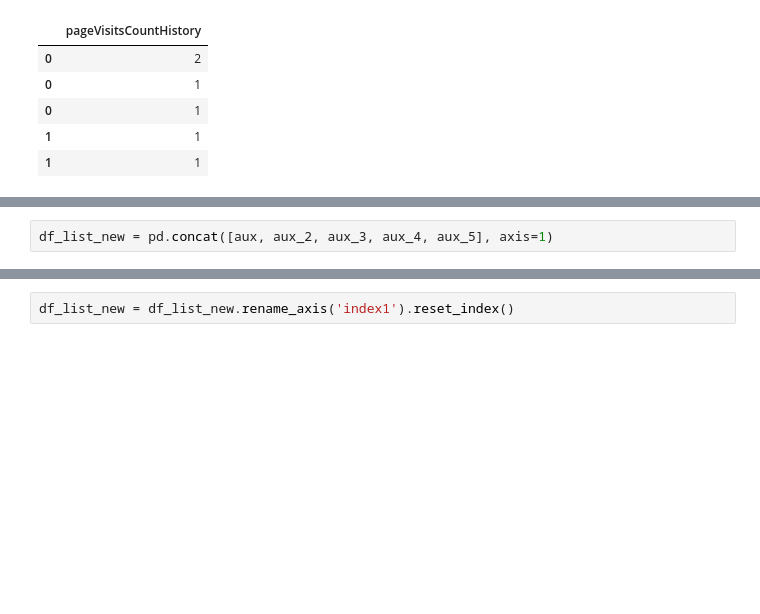
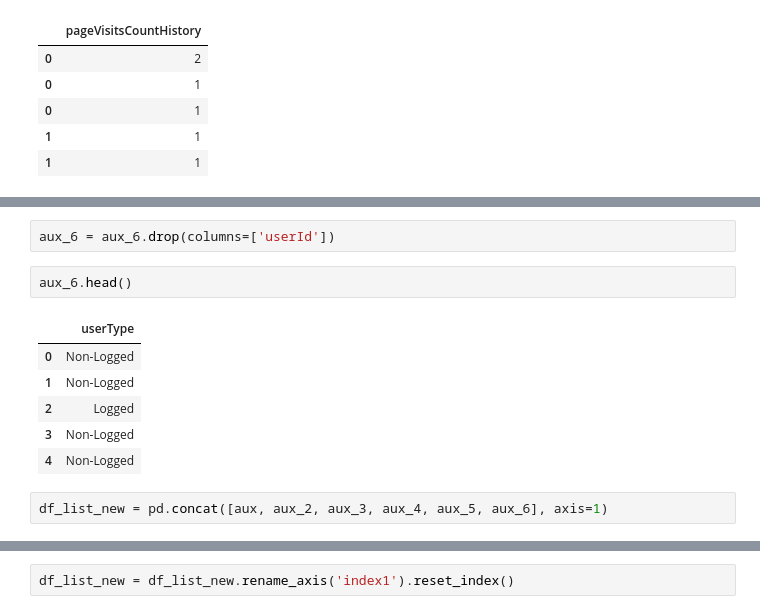
Before and after one commit to raianeli25/tech_challenge_5, a Jupyter notebook: recommendation/tratamento_dados.ipynb, the cells around one changed output, grey strips where cells are left out. Saved outputs shown, nothing was run; the diff lists cells and outputs as text; blank space fills up the shorter version.

```diff
--- a/recommendation/tratamento_dados.ipynb
+++ b/recommendation/tratamento_dados.ipynb
@@ -214,5 +233,16 @@ aux_5.head()
+# %%
+aux_6 = aux_6.drop(columns=['userId'])
+# %%
+aux_6.head()
+# %% [output]
+|  | userType |
+| 0 | Non-Logged |
+| 1 | Non-Logged |
+| 2 | Logged |
+| 3 | Non-Logged |
+| 4 | Non-Logged |
 # %%
-df_list_new = pd.concat([aux, aux_2, aux_3, aux_4, aux_5], axis=1)
+df_list_new = pd.concat([aux, aux_2, aux_3, aux_4, aux_5, aux_6], axis=1)
 # %%
 df_list_new.head()
 # %% [output]
```
Also changed, not shown: parts of 6 cells of this notebook, 2 other files.
